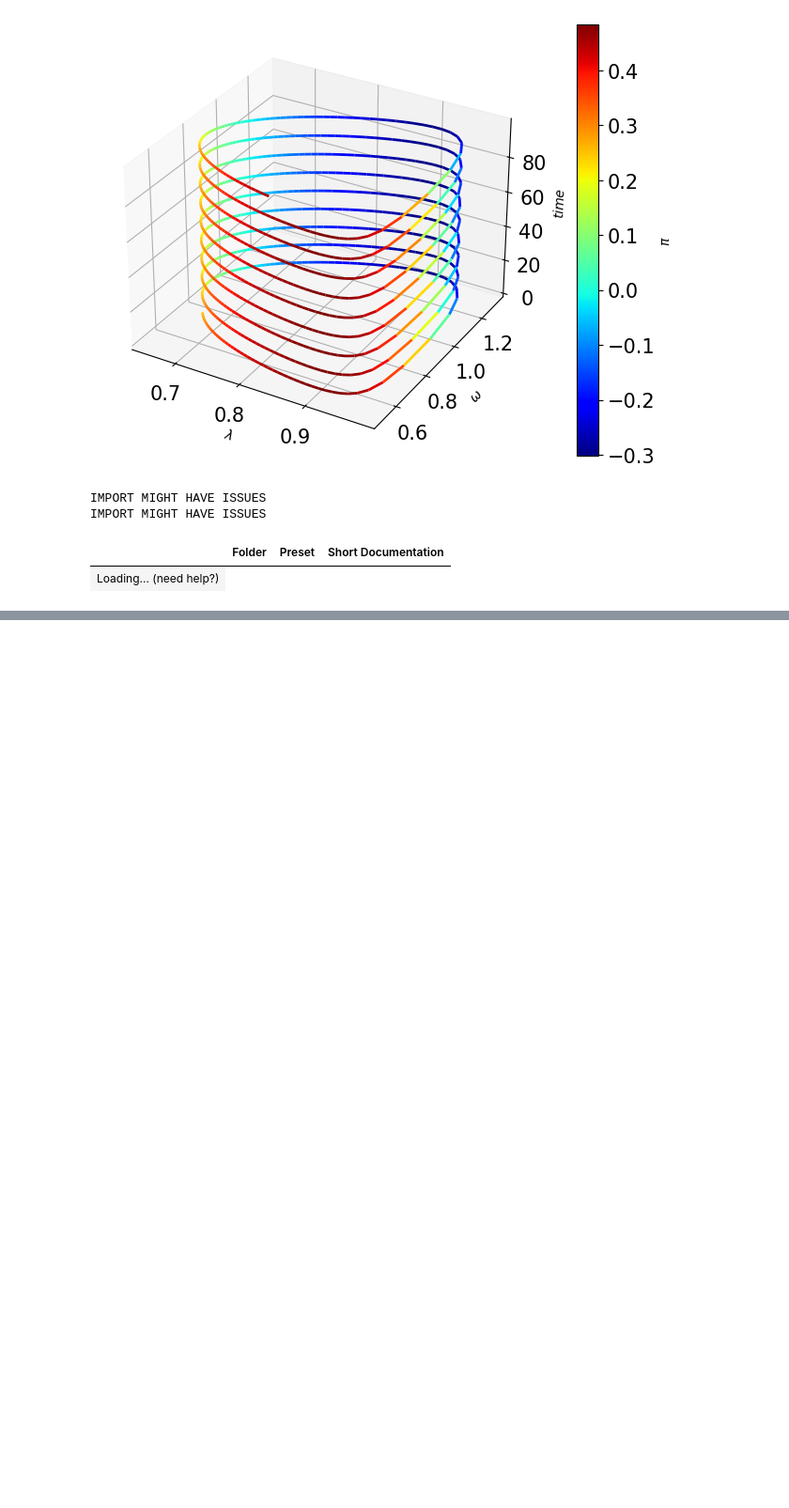
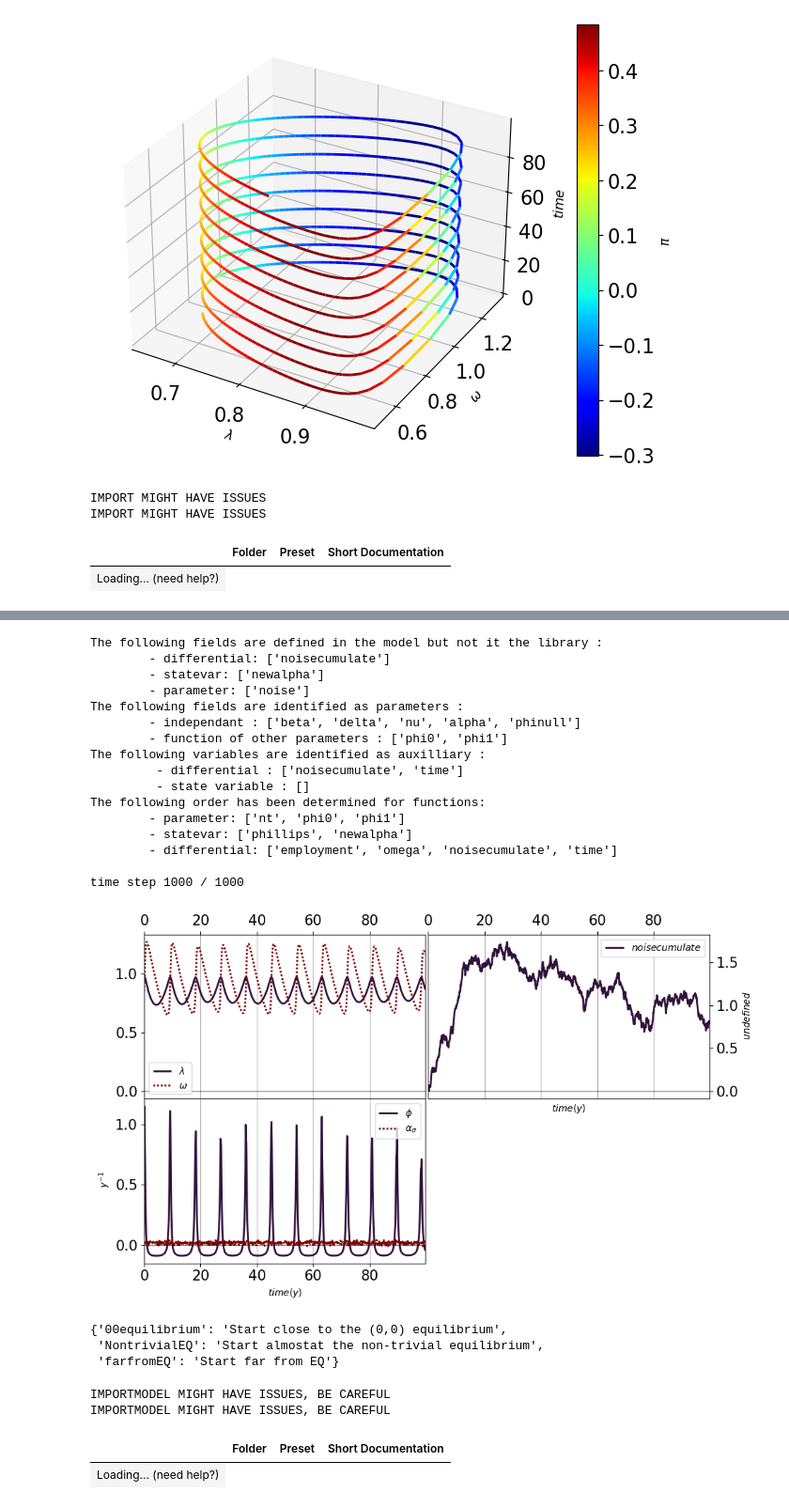
Before and after one commit to DaluS/CHIMES, a Jupyter notebook: doc/PaulFiles/SandBox.ipynb, the cells around one changed output, grey strips where cells are left out. Shown at 94% size. Drawn from its saved outputs; the diff is of its cells as text; code cells hidden in the pictures; blank space fills up the shorter version.

```diff
--- a/doc/PaulFiles/SandBox.ipynb
+++ b/doc/PaulFiles/SandBox.ipynb
@@ -125 +230,36 @@ IMPORT MIGHT HAVE ISSUES
+# %%
+hub=chm.Hub('reduced_G_stochastic')
+hub.run()
+hub.plot()
+# %% [output]
+The following fields are defined in the model but not it the library :
+        - differential: ['noisecumulate']
+        - statevar: ['newalpha']
+        - parameter: ['noise']
+The following fields are identified as parameters :
+        - independant : ['beta', 'delta', 'nu', 'alpha', 'phinull']
+        - function of other parameters : ['phi0', 'phi1']
+The following variables are identified as auxilliary :
+         - differential : ['noisecumulate', 'time']
+         - state variable : []
+The following order has been determined for functions:
+        - parameter: ['nt', 'phi0', 'phi1']
+        - statevar: ['phillips', 'newalpha']
+        - differential: ['employment', 'omega', 'noisecumulate', 'time']
+
+time step 1000 / 1000
+[figure, added]
+# %%
+lpreset
+# %% [output]
+{'00equilibrium': 'Start close to the (0,0) equilibrium',
+ 'NontrivialEQ': 'Start almostat the non-trivial equilibrium',
+ 'farfromEQ': 'Start far from EQ'}
+# %%
+chm.get_available_models()
+# %% [output]
+IMPORTMODEL MIGHT HAVE ISSUES, BE CAREFUL
+IMPORTMODEL MIGHT HAVE ISSUES, BE CAREFUL
+|  | Folder | Preset | Short Documentation |
+| Loading... (need help?) |
 # %%
```
Also changed, not shown: parts of 10 cells of this notebook, 14 other files.
